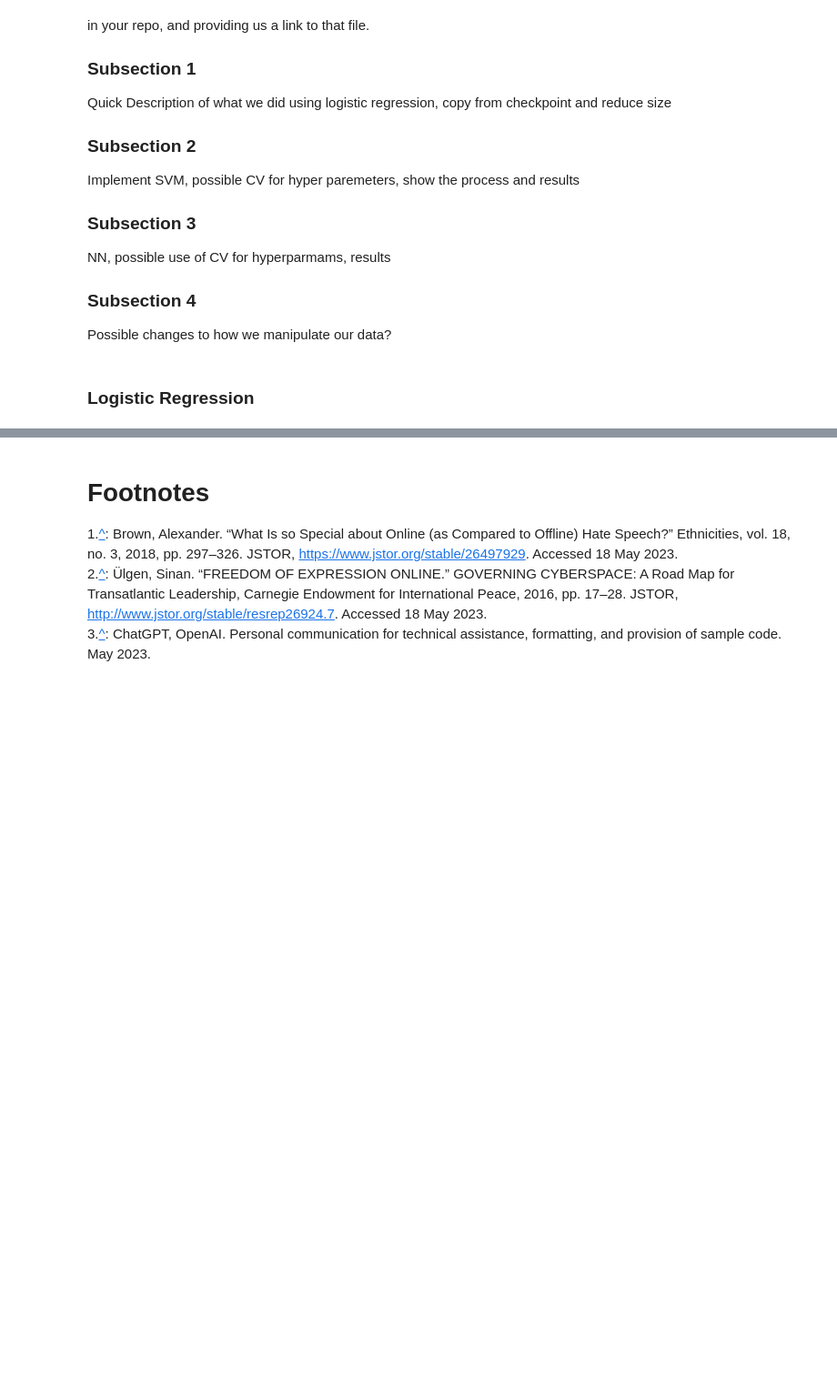
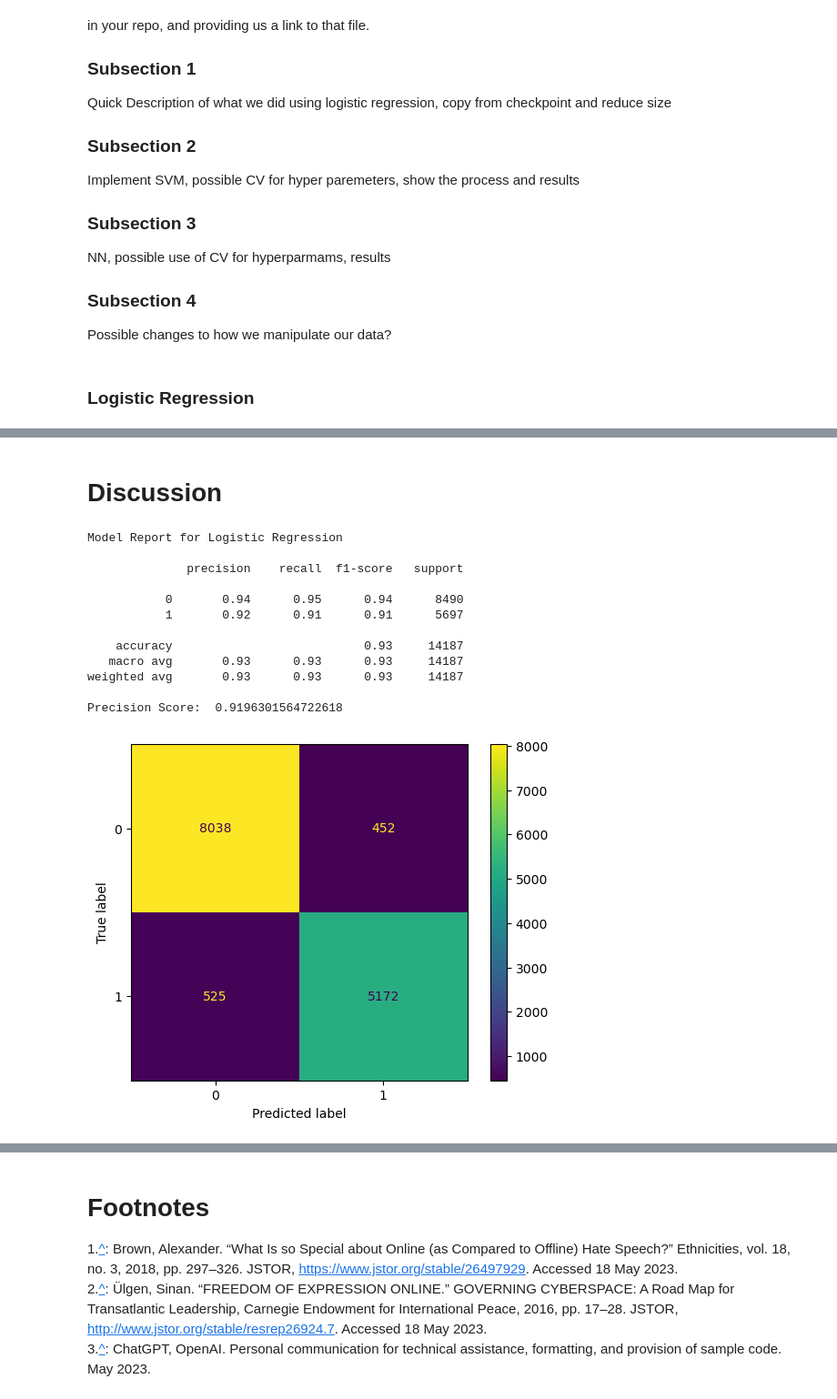
Before and after one commit to COGS118A/Group021-SP23, a Jupyter notebook: FinalProject_Group021-SP23.ipynb, the cells around one changed output, grey strips where cells are left out. Shown: that part at 91% size. Drawn from its saved outputs; the diff is of its cells as text; code cells hidden in the pictures; blank space fills up the shorter version.

Commit message:
Results and Discussion outline

```diff
--- a/FinalProject_Group021-SP23.ipynb
+++ b/FinalProject_Group021-SP23.ipynb
@@ -727,0 +595,19 @@ FILL here
+# %% [markdown]
+# Discussion
+# %%
+print("Model Report for Logistic Regression\n")
+model_report(y_pred_logistic, y_test)
+# %% [output]
+Model Report for Logistic Regression
+
+              precision    recall  f1-score   support
+
+           0       0.94      0.95      0.94      8490
+           1       0.92      0.91      0.91      5697
+
+    accuracy                           0.93     14187
+   macro avg       0.93      0.93      0.93     14187
+weighted avg       0.93      0.93      0.93     14187
+
+Precision Score:  0.9196301564722618
+[figure, added]
```
Also changed, not shown: parts of 43 cells of this notebook.
